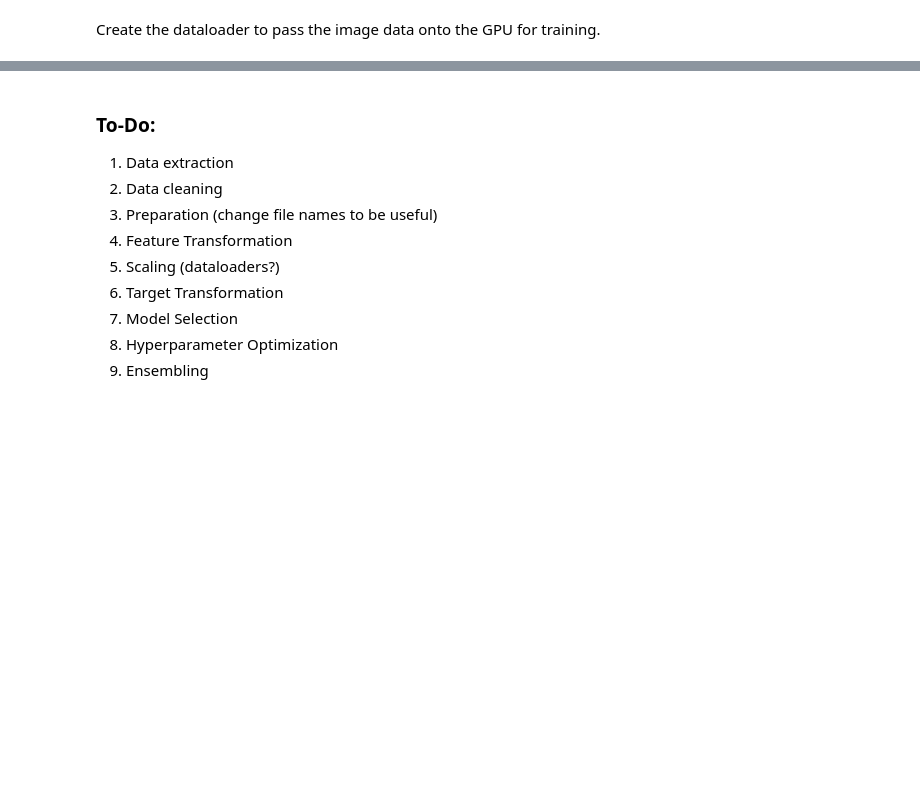
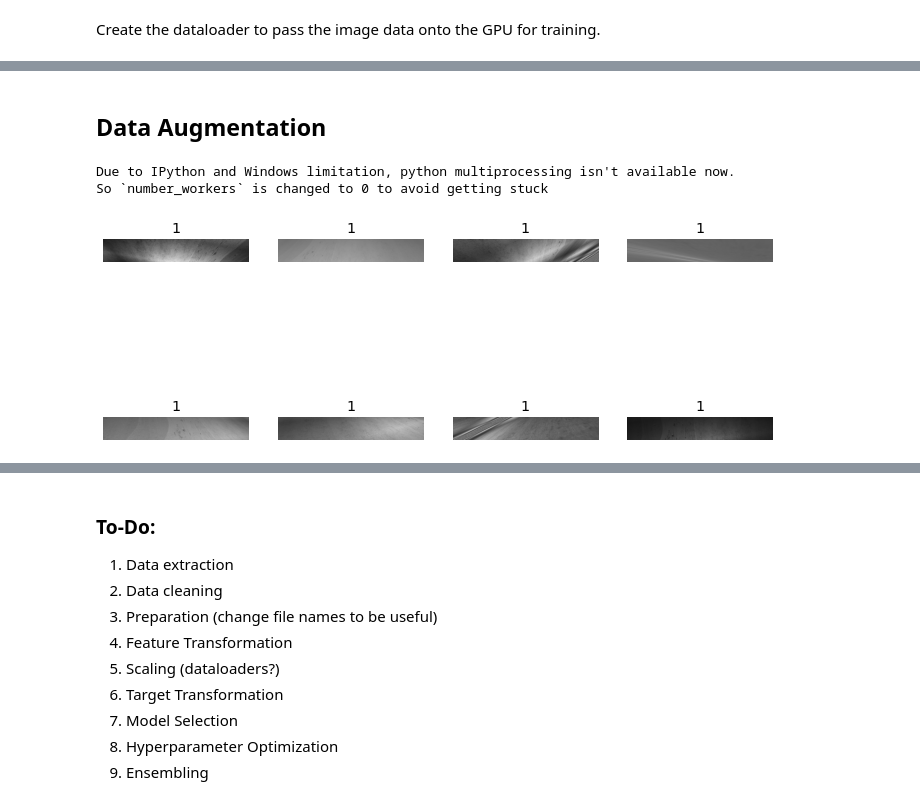
Before and after one commit to TheAlephNull/steel-defects, a Jupyter notebook: EDA.ipynb, the cells around one changed output, grey strips where cells are left out. Drawn from its saved outputs; the diff is of its cells as text; code cells hidden in the pictures; blank space fills up the shorter version.

```diff
--- a/EDA.ipynb
+++ b/EDA.ipynb
@@ -104,0 +117,10 @@ steel_pics = DataBlock(
+# %% [markdown]
+## Data Augmentation
+# %%
+steel_pics = steel_pics.new(batch_tfms = aug_transforms(mult=3))
+dls = steel_pics.dataloaders(train_ims)
+dls.train.show_batch(max_n = 8, nrows = 2, unique = True)
+# %% [output]
+Due to IPython and Windows limitation, python multiprocessing isn't available now.
+So `number_workers` is changed to 0 to avoid getting stuck
+[figure, added]
```
Also changed, not shown: parts of 11 cells of this notebook.
